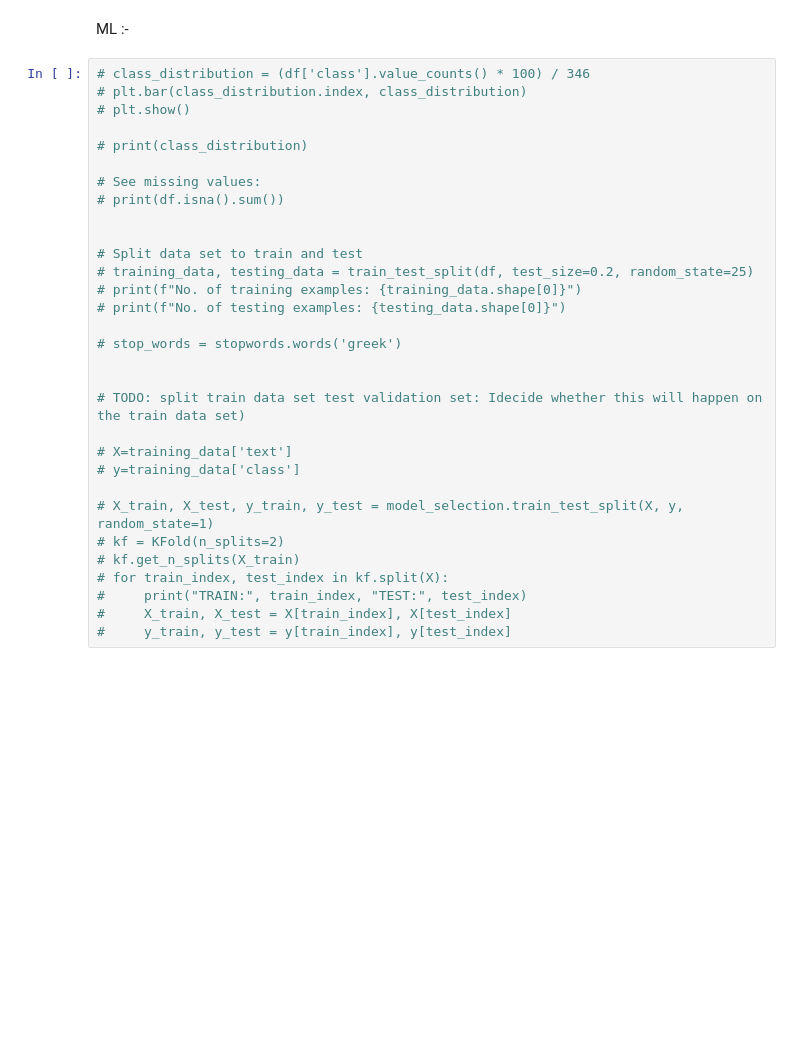
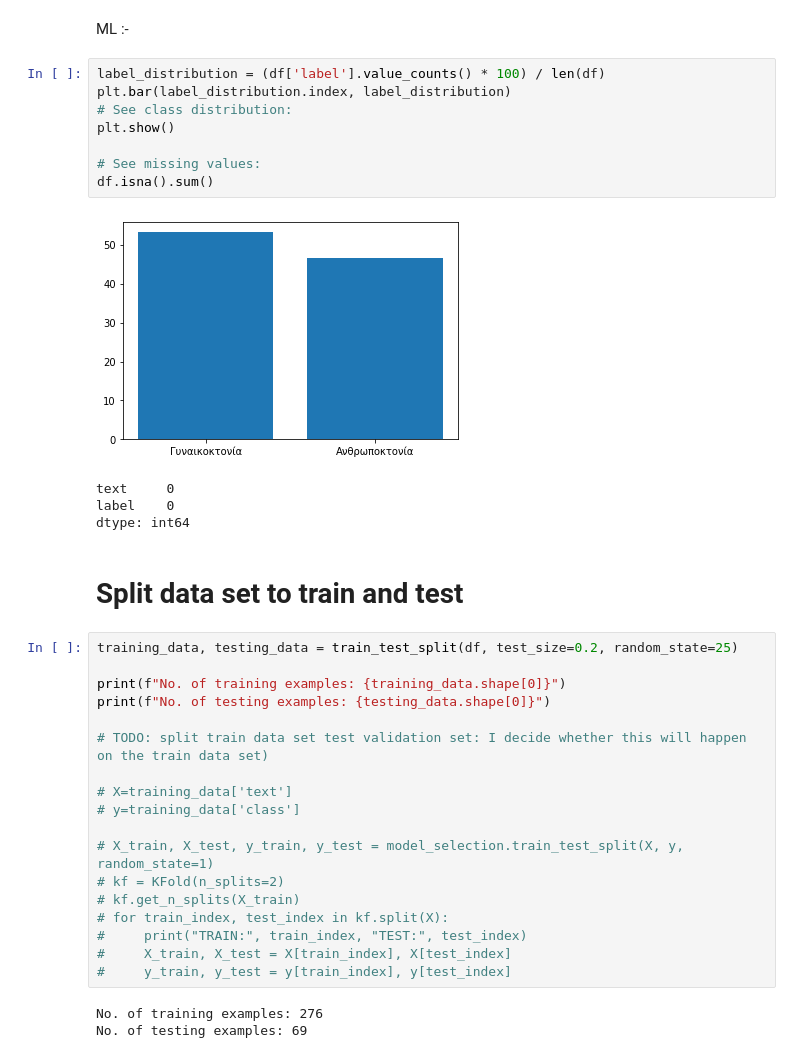
Before and after one commit to openlabathens/article-classification, a Jupyter notebook: article_classification.ipynb, the cells around one changed output. Cells and saved outputs as stored; diff of their text form; blank space fills up the shorter version.

Commit message:
create train test dataset

```diff
--- a/article_classification.ipynb
+++ b/article_classification.ipynb
@@ -252,26 +253,28 @@ df.head()
 | 4 | συνεβη ξανας περασμενη εβδομαδας ... | Ανθρωποκτονία |
 # %% [markdown]
 ML :-
+# %%
+label_distribution = (df['label'].value_counts() * 100) / len(df)
+plt.bar(label_distribution.index, label_distribution)
+# See class distribution:
+plt.show()
+
+# See missing values:
+df.isna().sum()
+# %% [output]
+[figure, added]
+text     0
+label    0
+dtype: int64
+# %% [markdown]
+# Split data set to train and test
 # %%
-# class_distribution = (df['class'].value_counts() * 100) / 346
-# plt.bar(class_distribution.index, class_distribution)
-# plt.show()
+training_data, testing_data = train_test_split(df, test_size=0.2, random_state=25)
 
-# print(class_distribution)
+print(f"No. of training examples: {training_data.shape[0]}")
+print(f"No. of testing examples: {testing_data.shape[0]}")
 
-# See missing values:
-# print(df.isna().sum())
-
-
-# Split data set to train and test
-# training_data, testing_data = train_test_split(df, test_size=0.2, random_state=25)
-# print(f"No. of training examples: {training_data.shape[0]}")
-# print(f"No. of testing examples: {testing_data.shape[0]}")
-
-# stop_words = stopwords.words('greek')
-
-
-# TODO: split train data set test validation set: Idecide whether this will happen on the train data set)
+# TODO: split train data set test validation set: I decide whether this will happen on the train data set)
 
 # X=training_data['text']
 # y=training_data['class']
@@ -283,3 +286,6 @@ ML :-
 #     print("TRAIN:", train_index, "TEST:", test_index)
 #     X_train, X_test = X[train_index], X[test_index]
 #     y_train, y_test = y[train_index], y[test_index]
+# %% [output]
+No. of training examples: 276
+No. of testing examples: 69
```
Also changed, not shown: parts of 1 cell of this notebook.
